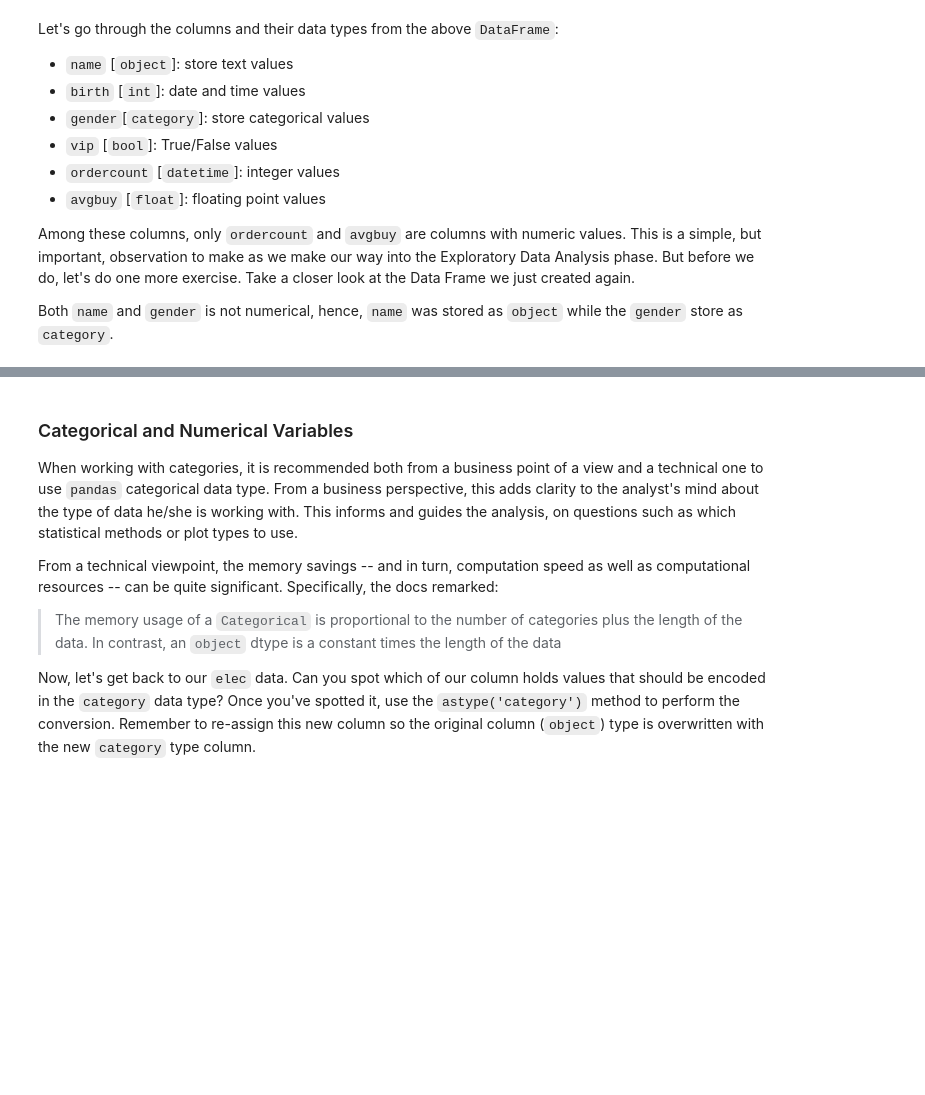
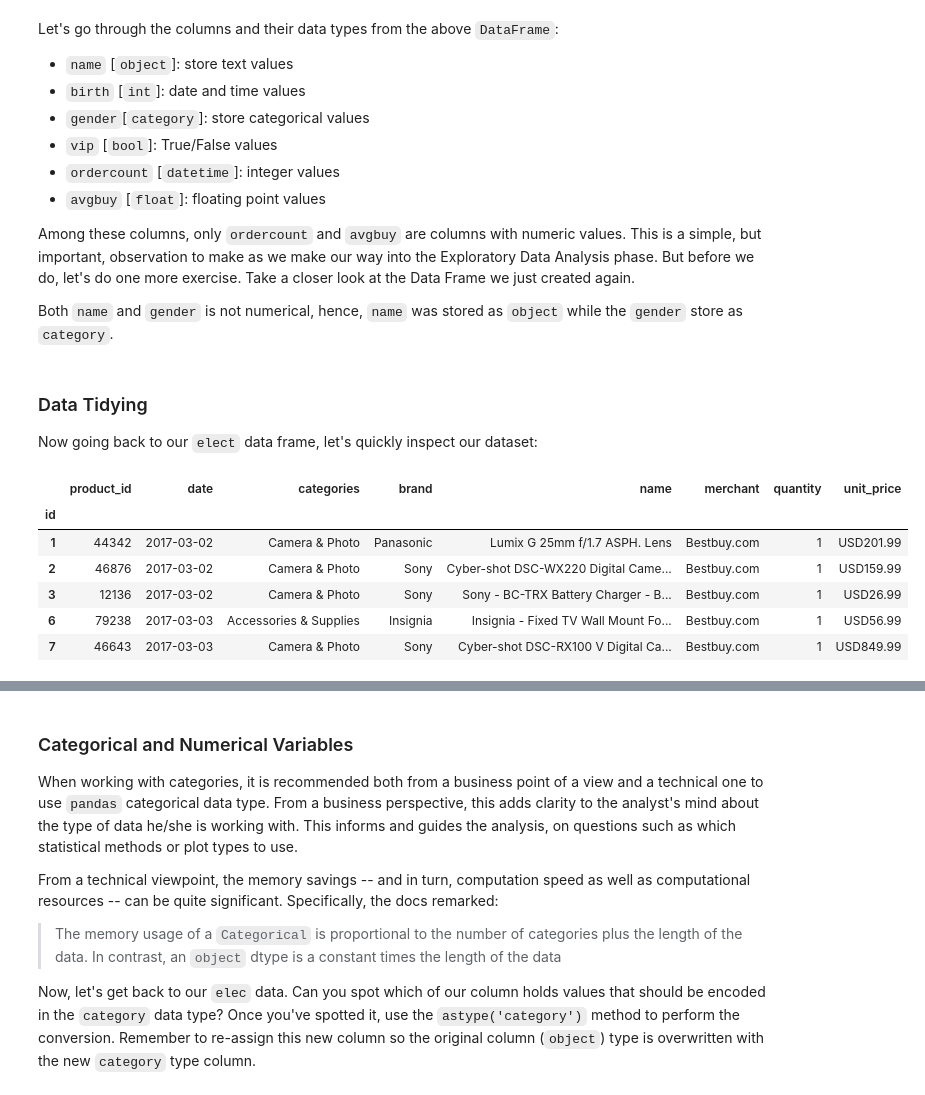
Before and after one commit to onlyphantom/tokopedia-fundamentals, a Jupyter notebook: 2_PythonDW/Python_for_DataWrangling.ipynb, the cells around one changed output, grey strips where cells are left out. Cells and saved outputs as stored; diff of their text form; code cells hidden in the pictures; blank space fills up the shorter version.

Commit message:
tidying structure

```diff
--- a/2_PythonDW/Python_for_DataWrangling.ipynb
+++ b/2_PythonDW/Python_for_DataWrangling.ipynb
@@ -256,3 +169,17 @@ Let's go through the columns and their data types from the above `DataFrame`:
 Among these columns, only `ordercount` and `avgbuy` are columns with numeric values. This is a simple, but important, observation to make as we make our way into the Exploratory Data Analysis phase. But before we do, let's do one more exercise. Take a closer look at the Data Frame we just created again.
 
 Both `name` and `gender` is not numerical, hence, `name` was stored as `object` while the `gender` store as `category`.
+# %% [markdown]
+### Data Tidying
+
+Now going back to our `elect` data frame, let's quickly inspect our dataset:
+# %%
+elec.head()
+# %% [output]
+|  | product_id | date | categories | brand | name | merchant | quantity | unit_price |
+| id |  |  |  |  |  |  |  |  |
+| 1 | 44342 | 2017-03-02 | Camera & Photo | Panasonic | Lumix G 25mm f/1.7 ASPH. Lens | Bestbuy.com | 1 | USD201.99 |
+| 2 | 46876 | 2017-03-02 | Camera & Photo | Sony | Cyber-shot DSC-WX220 Digital Came... | Bestbuy.com | 1 | USD159.99 |
+| 3 | 12136 | 2017-03-02 | Camera & Photo | Sony | Sony - BC-TRX Battery Charger - B... | Bestbuy.com | 1 | USD26.99 |
+| 6 | 79238 | 2017-03-03 | Accessories & Supplies | Insignia | Insignia - Fixed TV Wall Mount Fo... | Bestbuy.com | 1 | USD56.99 |
+| 7 | 46643 | 2017-03-03 | Camera & Photo | Sony | Cyber-shot DSC-RX100 V Digital Ca... | Bestbuy.com | 1 | USD849.99 |
```
Also changed, not shown: parts of 145 cells of this notebook, 1 other file.
